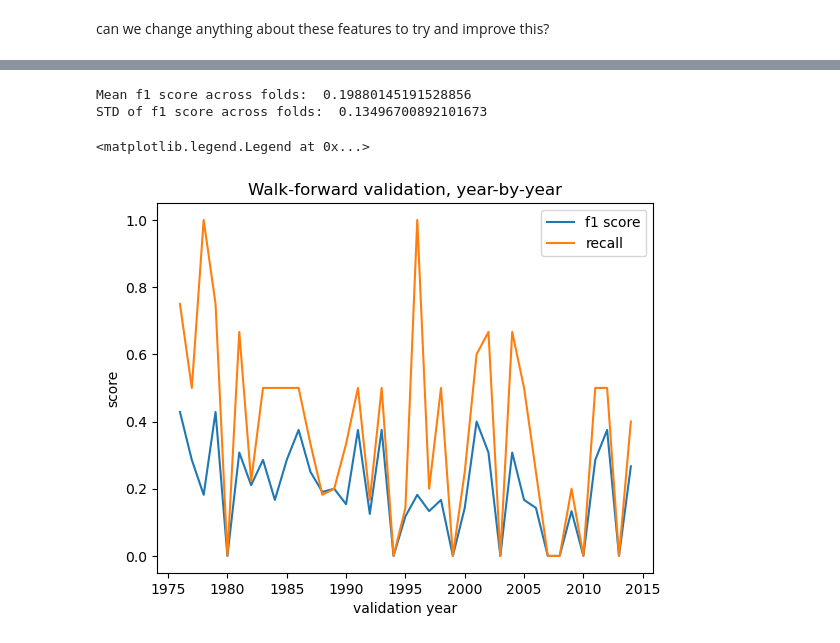
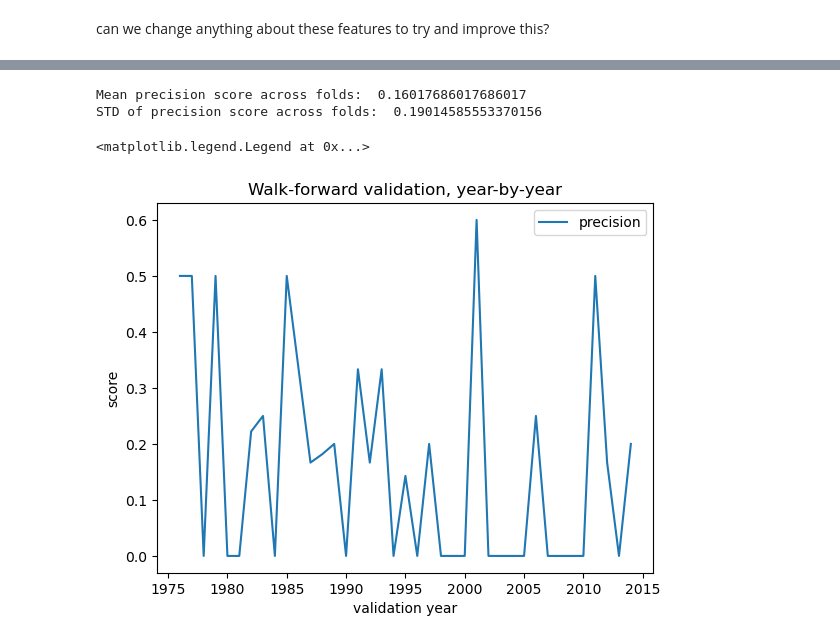
Before and after one commit to Erdos-Projects/summer26-nomination-worthy-books, a Jupyter notebook: CLEAN-REPO/models/xgb_ranker.ipynb, the cells around one changed output, grey strips where cells are left out. Saved outputs shown, nothing was run; the diff lists cells and outputs as text; code cells hidden in the pictures.

```diff
--- a/CLEAN-REPO/models/xgb_ranker.ipynb
+++ b/CLEAN-REPO/models/xgb_ranker.ipynb
@@ -143,12 +78,12 @@ model =  Pipeline(steps=[
         ('xgb_rank', xgb.XGBRanker(
     tree_method="hist",
     objective="rank:ndcg",
-    eval_metric="ndcg@10", # because each year has ~16 nominees, we care most about ranking those.
+    eval_metric="ndcg",
     lambdarank_pair_method="topk",
 
-    lambdarank_num_pair_per_sample=40,
-
-    max_depth=4,
+    # determined through some hyperparameter iterations.
+    lambdarank_num_pair_per_sample=250,
+    max_depth=5,
     learning_rate=0.05,
     n_estimators=300,
     colsample_bytree=0.7,
@@ -450,23 +288,22 @@ feature_preprocessing = ColumnTransformer(
     ('nominee_similarity', YearlyPastNomineeSimilarityScaler(tag_columns=list(tag_dataframe.columns), year_column='release_year'), list(tag_dataframe.columns) + ['release_year'])    ],
 )
 # %%
-xgb_model1 =  Pipeline(steps=[
+model2 =  Pipeline(steps=[
         ('preprocess', feature_preprocessing),
         ('xgb_rank', xgb.XGBRanker(
     tree_method="hist",
     objective="rank:ndcg",
-    eval_metric="ndcg@50",
-
+    eval_metric="ndcg",
     lambdarank_pair_method="topk",
 
-    lambdarank_num_pair_per_sample=512,
-
+    # determined through some hyperparameter iterations.
+    lambdarank_num_pair_per_sample=50,
     max_depth=5,
     learning_rate=0.05,
-    n_estimators=500,
+    n_estimators=300,
     colsample_bytree=0.7,
     subsample=0.8
 ))
 ])
 
-windows = walk_forward(books_tt_copy)
+windows2 = walk_forward(books_tt_copy)
@@ -475,7 +310,7 @@ NameError: name 'Pipeline' is not defined
 # %%
 cv_data = []
 
-for num, fold in enumerate(windows):
+for num, fold in enumerate(windows2):
     book_train = fold[0]
     book_val = fold[1]
 
@@ -483,13 +318,13 @@ for num, fold in enumerate(windows):
     book_val = book_val.copy()
     year = book_val['release_year'].mode()
 
-    model.fit(
+    model2.fit(
                 book_train[features],
                 book_train['target'],
                 xgb_rank__qid=book_train['release_year'],
             )
 
-    ypred = model.predict(book_val[features])
+    ypred = model2.predict(book_val[features])
     book_val['predicted_score'] = ypred
 
     book_val['rank_within_year'] = book_val.groupby('release_year')['predicted_score'].rank(
@@ -497,11 +332,12 @@ for num, fold in enumerate(windows):
             ascending=False
         )
 
-    book_val['predicted'] = (book_val['rank_within_year'] <= 10).astype(int)
+    num_finalists = book_val['target'].values.astype(int).sum()
 
-    f1score = f1_score(book_val['target'], book_val['predicted'].values)
-    recall = recall_score(book_val['target'], book_val['predicted'].values)
-    precision = precision_score(book_val['target'], book_val['predicted'].values)
+    # set top values to be true, rest false
+    book_val['predicted_k'] = (book_val['rank_within_year'] <= num_finalists).astype(int)
 
-    cv_data.append({'fold': num, "val_year": year.values, 'f1_score': f1score, 'recall': recall, 'precision': precision})
-    print(num)
+    precision = precision_score(book_val['target'], book_val['predicted_k'].values)
+
+    cv_data.append({'fold': num, "val_year": year.values, 'precision': precision, 'num_finalists': num_finalists})
+    # print(num)
@@ -526,17 +344,17 @@ for num, fold in enumerate(windows):
 # %%
 cv_result = pd.DataFrame(cv_data)
-print("Mean f1 score across folds: ", cv_result['f1_score'].mean())
-print("STD of f1 score across folds: ", cv_result['f1_score'].std())
+print("Mean precision score across folds: ", cv_result['precision'].mean())
+print("STD of precision score across folds: ", cv_result['precision'].std())
 # %% [output]
-Mean f1 score across folds:  0.19880145191528856
-STD of f1 score across folds:  0.13496700892101673
+Mean precision score across folds:  0.16017686017686017
+STD of precision score across folds:  0.19014585553370156
 # %%
-plt.plot([year[0] for year in cv_result['val_year']], cv_result['f1_score'], label='f1 score')
-plt.plot([year[0] for year in cv_result['val_year']], cv_result['recall'], label='recall')
+plt.plot([year[0] for year in cv_result['val_year']], cv_result['precision'], label='precision')
+
 plt.xlabel("validation year")
 plt.ylabel("score")
 plt.title('Walk-forward validation, year-by-year')
 plt.legend()
 # %% [output]
 <matplotlib.legend.Legend at 0x...>
-[figure, old version]
+[figure, new version]
```
Also changed, not shown: parts of 35 cells of this notebook, 1 other file.
